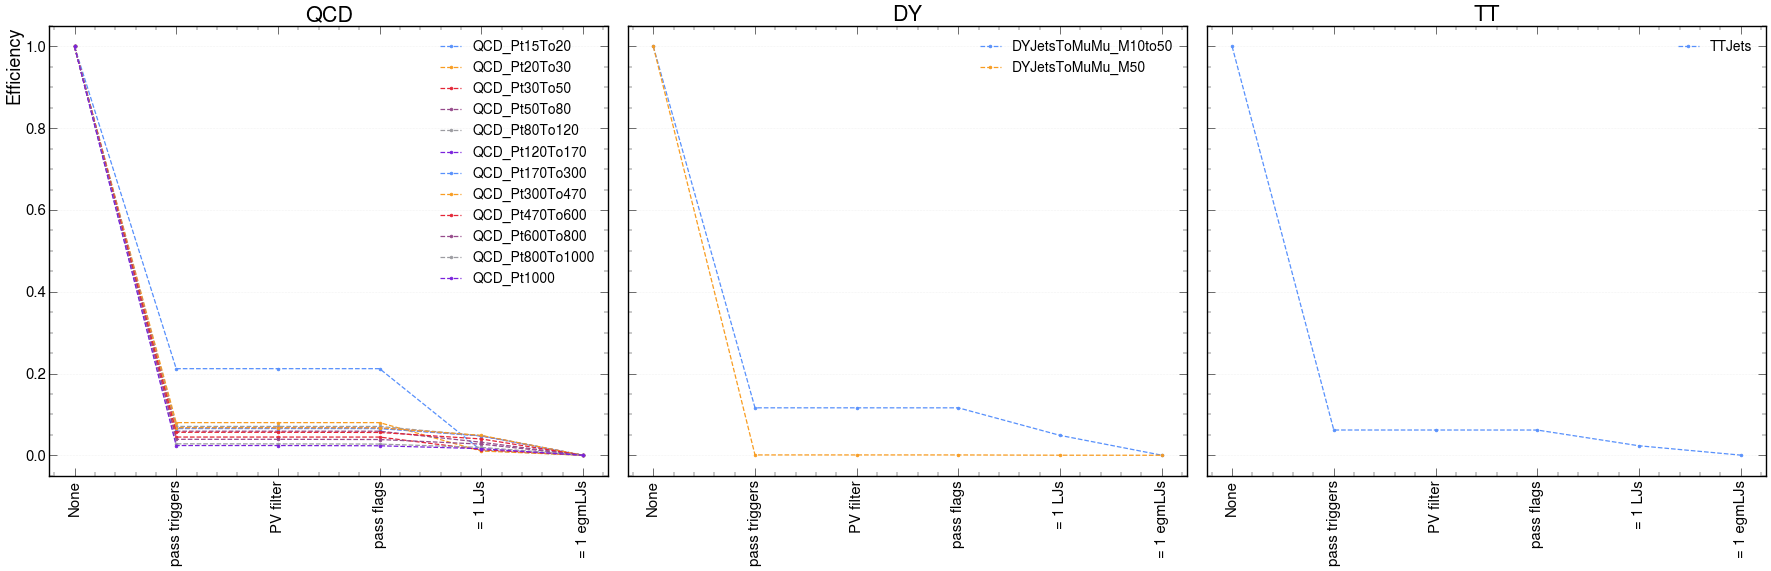
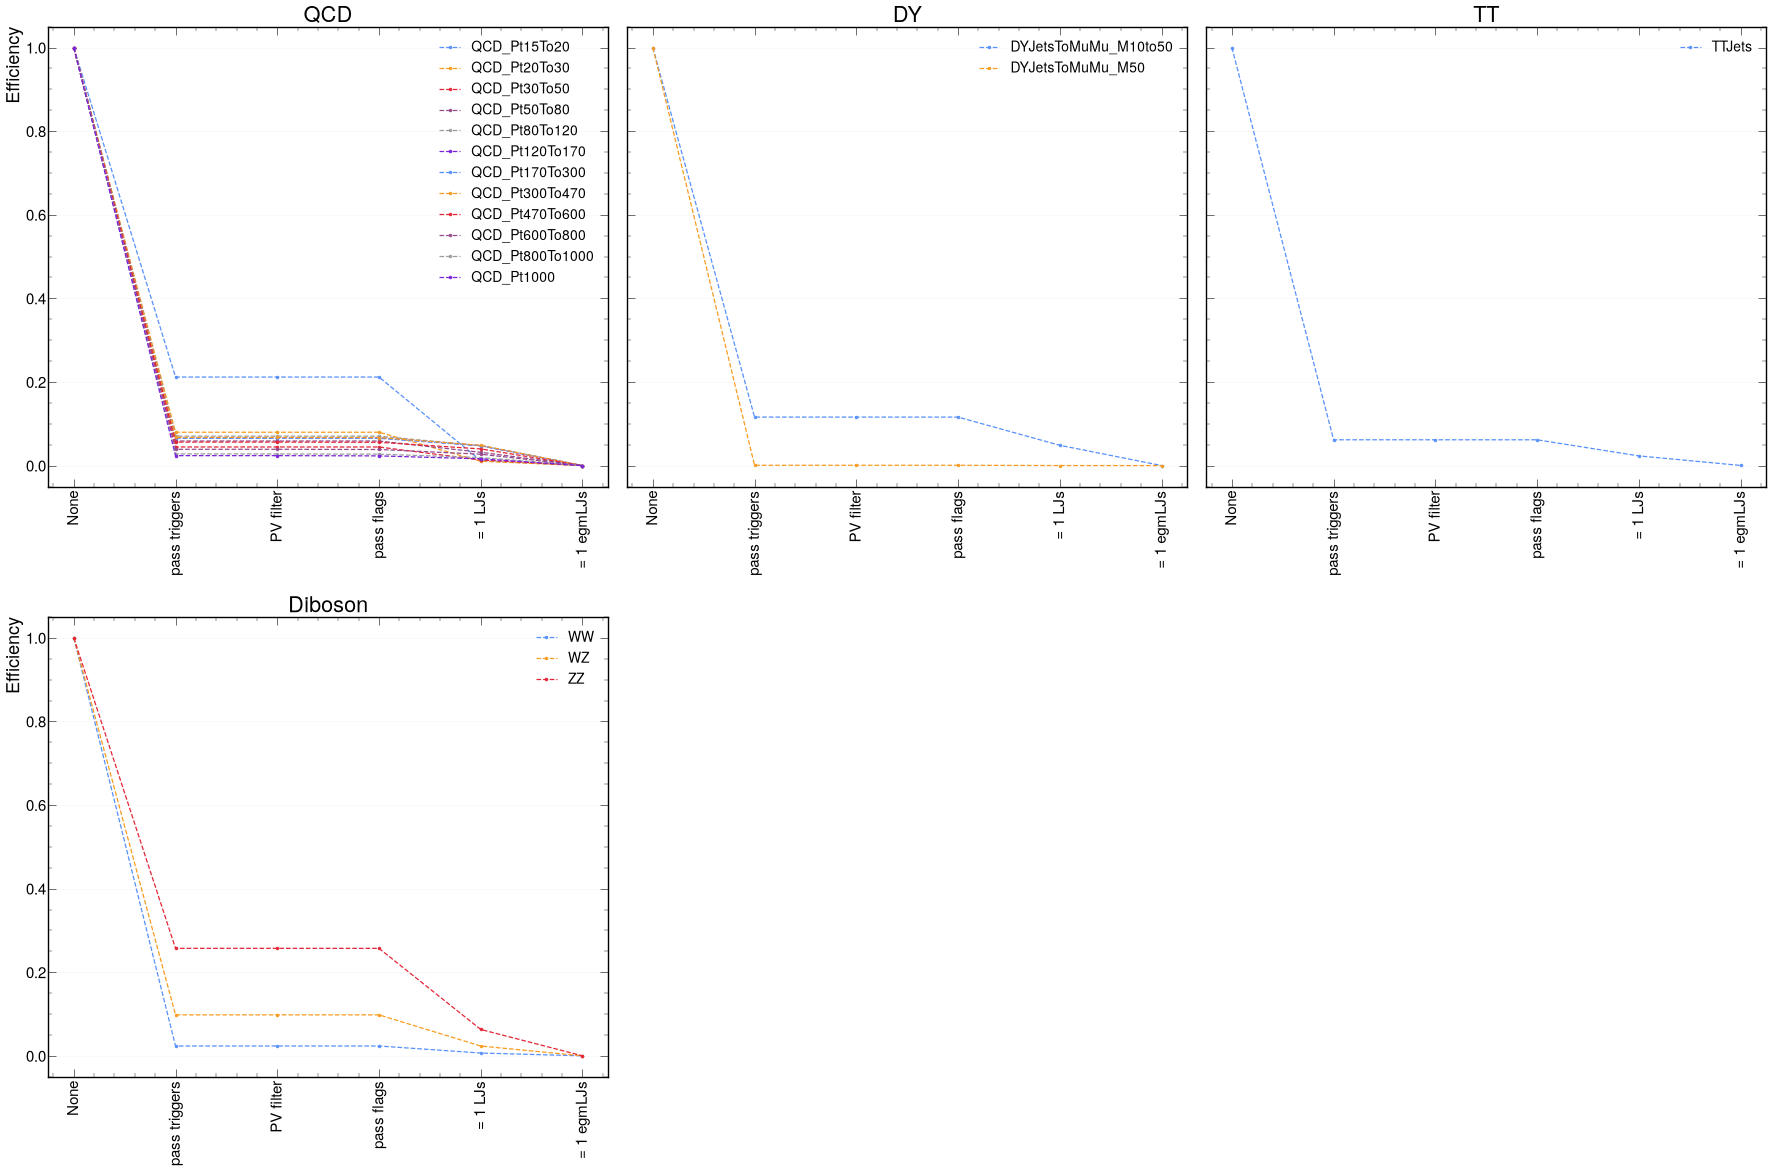
The notebook cell's code change between the first figure and the second:
--- before
+++ after
@@ -5,4 +5,5 @@
         DY,
         TT,
+        Diboson,
     ],
     channel=channels[0],
@@ -11,4 +12,5 @@
         "DY",
         "TT",
+        "Diboson",
     ],
     unweighted=False,
@@ -16,5 +18,5 @@
     normalize=True,
     logy=False,
-    figsize=(36, 12),
+    figsize=(36, 24),
     ncols=3,
     ncol_legend=1,

Commit: Add Diboson yamls and notebook update